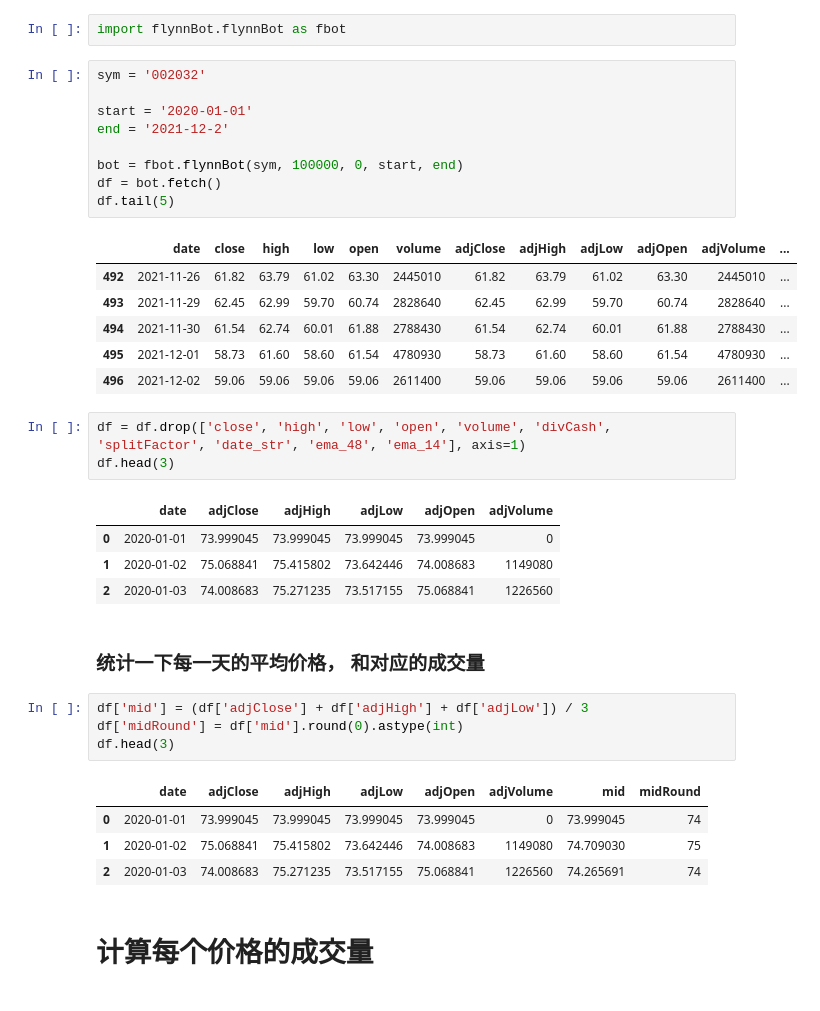
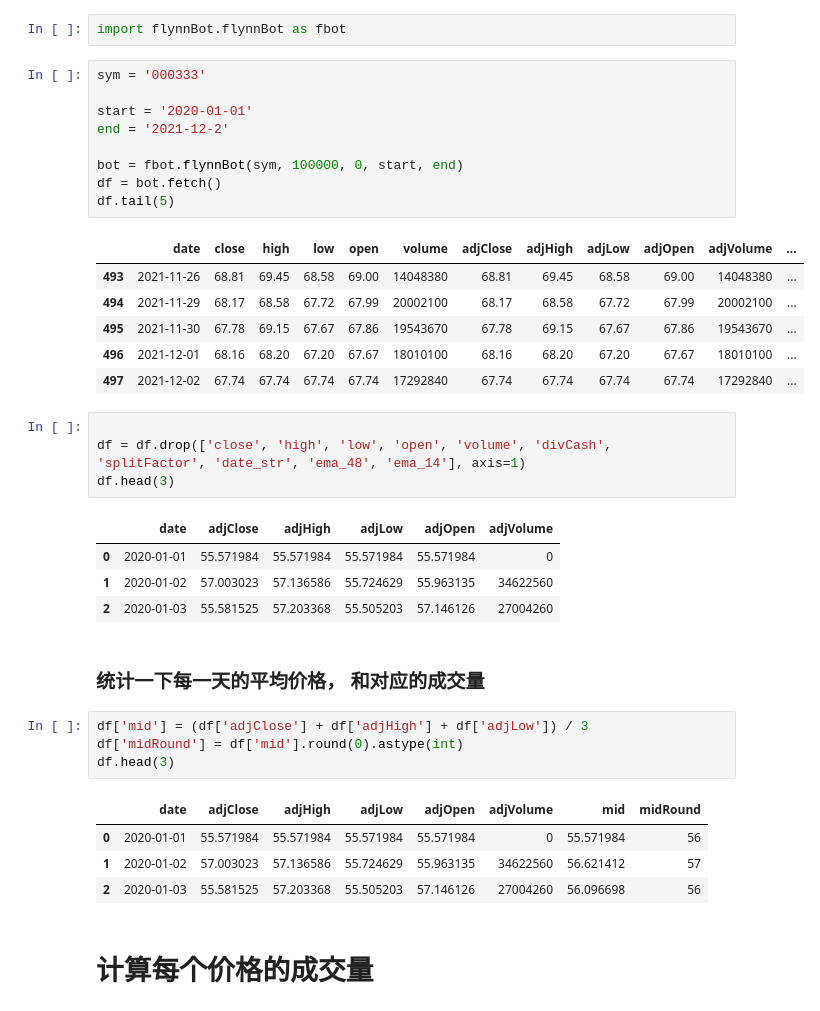
Before and after one commit to FlynnMa/quantBot, a Jupyter notebook: lessions/07-good-price-to-buy/is a good price to buy.ipynb, the cells around one changed output. Drawn from its saved outputs; the diff is of its cells as text.

```diff
--- a/lessions/07-good-price-to-buy/is a good price to buy.ipynb
+++ b/lessions/07-good-price-to-buy/is a good price to buy.ipynb
@@ -3,29 +3,30 @@
 # %%
 import flynnBot.flynnBot as fbot
 # %%
-sym = '002032'
+sym = '000333'
 
 start = '2020-01-01'
 end = '2021-12-2'
 
 bot = fbot.flynnBot(sym, 100000, 0, start, end)
 df = bot.fetch()
 df.tail(5)
 # %% [output]
 |  | date | close | high | low | open | volume | adjClose | adjHigh | adjLow | adjOpen | adjVolume | ... |
-| 492 | 2021-11-26 | 61.82 | 63.79 | 61.02 | 63.30 | 2445010 | 61.82 | 63.79 | 61.02 | 63.30 | 2445010 | ... |
-| 493 | 2021-11-29 | 62.45 | 62.99 | 59.70 | 60.74 | 2828640 | 62.45 | 62.99 | 59.70 | 60.74 | 2828640 | ... |
-| 494 | 2021-11-30 | 61.54 | 62.74 | 60.01 | 61.88 | 2788430 | 61.54 | 62.74 | 60.01 | 61.88 | 2788430 | ... |
-| 495 | 2021-12-01 | 58.73 | 61.60 | 58.60 | 61.54 | 4780930 | 58.73 | 61.60 | 58.60 | 61.54 | 4780930 | ... |
-| 496 | 2021-12-02 | 59.06 | 59.06 | 59.06 | 59.06 | 2611400 | 59.06 | 59.06 | 59.06 | 59.06 | 2611400 | ... |
+| 493 | 2021-11-26 | 68.81 | 69.45 | 68.58 | 69.00 | 14048380 | 68.81 | 69.45 | 68.58 | 69.00 | 14048380 | ... |
+| 494 | 2021-11-29 | 68.17 | 68.58 | 67.72 | 67.99 | 20002100 | 68.17 | 68.58 | 67.72 | 67.99 | 20002100 | ... |
+| 495 | 2021-11-30 | 67.78 | 69.15 | 67.67 | 67.86 | 19543670 | 67.78 | 69.15 | 67.67 | 67.86 | 19543670 | ... |
+| 496 | 2021-12-01 | 68.16 | 68.20 | 67.20 | 67.67 | 18010100 | 68.16 | 68.20 | 67.20 | 67.67 | 18010100 | ... |
+| 497 | 2021-12-02 | 67.74 | 67.74 | 67.74 | 67.74 | 17292840 | 67.74 | 67.74 | 67.74 | 67.74 | 17292840 | ... |
 # %%
+
 df = df.drop(['close', 'high', 'low', 'open', 'volume', 'divCash', 'splitFactor', 'date_str', 'ema_48', 'ema_14'], axis=1)
 df.head(3)
 # %% [output]
 |  | date | adjClose | adjHigh | adjLow | adjOpen | adjVolume |
-| 0 | 2020-01-01 | 73.999045 | 73.999045 | 73.999045 | 73.999045 | 0 |
-| 1 | 2020-01-02 | 75.068841 | 75.415802 | 73.642446 | 74.008683 | 1149080 |
-| 2 | 2020-01-03 | 74.008683 | 75.271235 | 73.517155 | 75.068841 | 1226560 |
+| 0 | 2020-01-01 | 55.571984 | 55.571984 | 55.571984 | 55.571984 | 0 |
+| 1 | 2020-01-02 | 57.003023 | 57.136586 | 55.724629 | 55.963135 | 34622560 |
+| 2 | 2020-01-03 | 55.581525 | 57.203368 | 55.505203 | 57.146126 | 27004260 |
 # %% [markdown]
 ### 统计一下每一天的平均价格， 和对应的成交量
 # %%
@@ -34,9 +35,9 @@ df['midRound'] = df['mid'].round(0).astype(int)
 df.head(3)
 # %% [output]
 |  | date | adjClose | adjHigh | adjLow | adjOpen | adjVolume | mid | midRound |
-| 0 | 2020-01-01 | 73.999045 | 73.999045 | 73.999045 | 73.999045 | 0 | 73.999045 | 74 |
-| 1 | 2020-01-02 | 75.068841 | 75.415802 | 73.642446 | 74.008683 | 1149080 | 74.709030 | 75 |
-| 2 | 2020-01-03 | 74.008683 | 75.271235 | 73.517155 | 75.068841 | 1226560 | 74.265691 | 74 |
+| 0 | 2020-01-01 | 55.571984 | 55.571984 | 55.571984 | 55.571984 | 0 | 55.571984 | 56 |
+| 1 | 2020-01-02 | 57.003023 | 57.136586 | 55.724629 | 55.963135 | 34622560 | 56.621412 | 57 |
+| 2 | 2020-01-03 | 55.581525 | 57.203368 | 55.505203 | 57.146126 | 27004260 | 56.096698 | 56 |
 # %% [markdown]
 # 计算每个价格的成交量
 # %%
```
Also changed, not shown: parts of 3 cells of this notebook, 4 other files.
